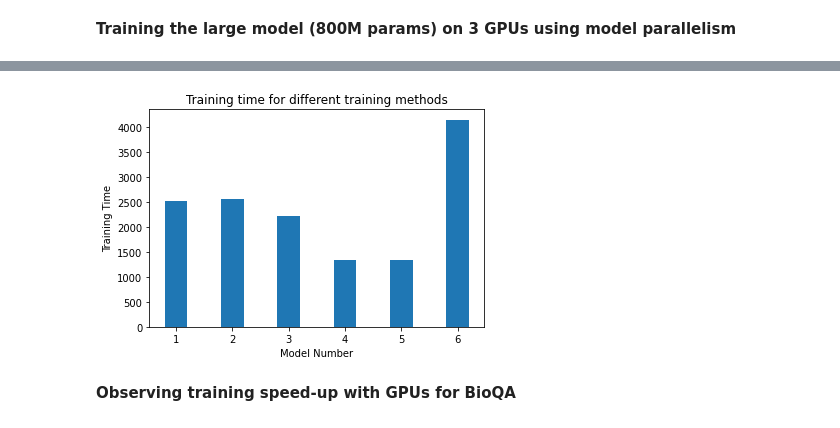
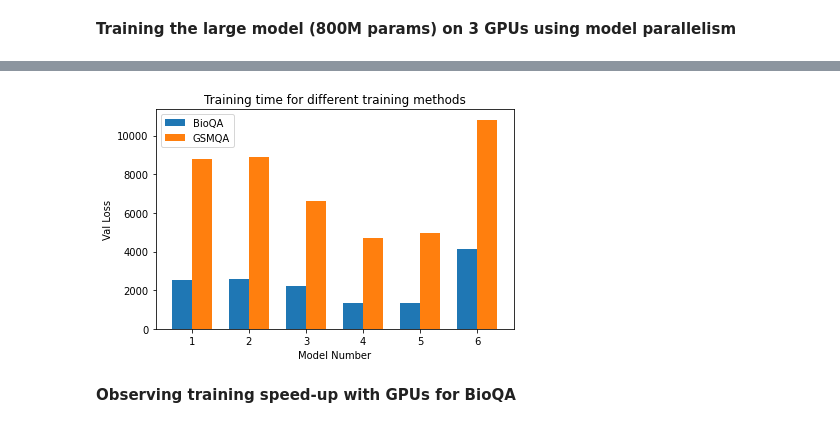
Before and after one commit to gcharvi31/t5-tuning, a Jupyter notebook: Project_Stats.ipynb, the cells around one changed output, grey strips where cells are left out. Drawn from its saved outputs; the diff is of its cells as text; code cells hidden in the pictures.

```diff
--- a/Project_Stats.ipynb
+++ b/Project_Stats.ipynb
@@ -265,15 +261,25 @@ bio_time_list.append(training_time)
-# %%
-plt.title("Training time for different training methods")
-
-plt.bar(model_numbers, bio_time_list, width = 0.4)
-
-plt.xlabel("Model Number")
-plt.ylabel("Training Time")
-
-plt.savefig("big_time.png")
-plt.show()
-# %% [output]
-[figure, removed]
+# %%
+x = np.arange(1, len(model_numbers)+1)  # the label locations
+width = 0.35  # the width of the bars
+
+fig, ax = plt.subplots()
+rects1 = ax.bar(x - width/2, bio_time_list, width, label='BioQA')
+rects2 = ax.bar(x + width/2, gsm_time_list, width, label='GSMQA')
+
+# Add some text for labels, title and custom x-axis tick labels, etc.
+ax.set_ylabel('Val Loss')
+ax.set_xlabel('Model Number')
+ax.set_title('Training time for different training methods')
+ax.set_xticks(x, model_numbers)
+ax.legend()
+
+
+fig.tight_layout()
+
+plt.savefig("big_model_time.png")
+plt.show()
+# %% [output]
+[figure, added]
 # %% [markdown]
 **Observing training speed-up with GPUs for BioQA**
 # %%
```
Also changed, not shown: parts of 12 cells of this notebook, 4 other files.
